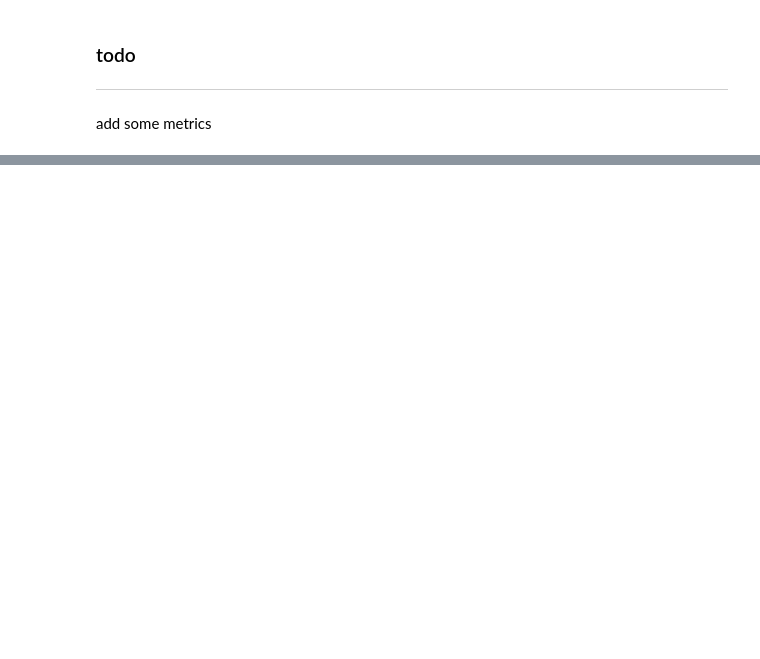
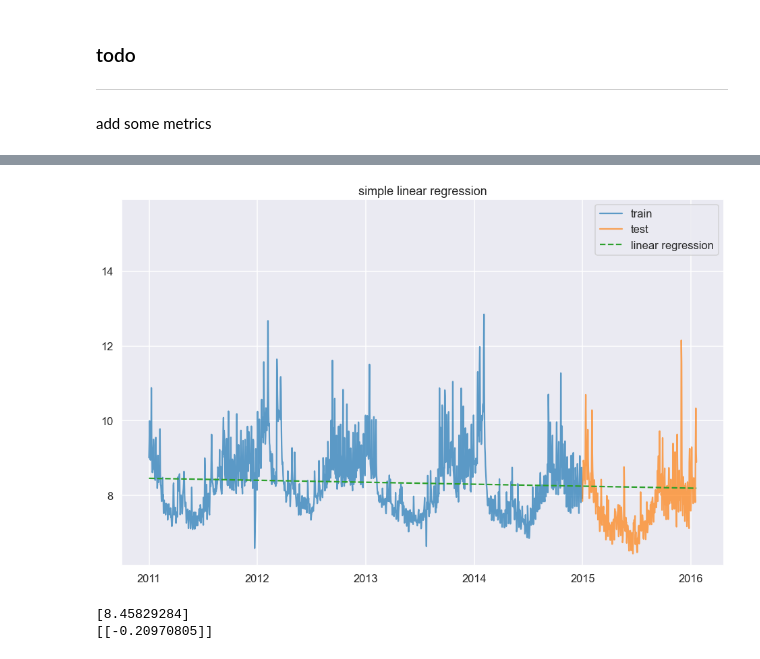
Before and after one commit to hypershotgun/linear_forecast, a Jupyter notebook: lin_frcst.ipynb, the cells around one changed output, grey strips where cells are left out. Saved outputs shown, nothing was run; the diff lists cells and outputs as text; code cells hidden in the pictures; blank space fills up the shorter version.

```diff
--- a/lin_frcst.ipynb
+++ b/lin_frcst.ipynb
@@ -56,11 +75,11 @@ plt.show()
 time_scaler = MinMaxScaler()
 
 # shape the inputs
-X = time_scaler.fit_transform(df_train.index.values.reshape(-1, 1))
-y = df_train["y"].values.reshape(-1, 1)
+X_train = time_scaler.fit_transform(df_train.index.values.reshape(-1, 1))
+y_train = df_train["y"].values.reshape(-1, 1)
 
-# fit the lin reg
-reg = LinearRegression().fit(X, y)
+# fit the lin reg to the train set
+reg = LinearRegression().fit(X_train, y_train)
 # %%
 # predict using the dates of the test set
 X_predict = time_scaler.transform(df_train_test.index.values.reshape(-1, 1))
@@ -68,19 +87,23 @@ y_predict = reg.predict(X_predict)
 # %%
 # plot the subset with
 plt.figure(figsize=(16, 10))
-plt.plot_date(x=df_train["ds"], y=df_train["y"], fmt="-", label="train")
-plt.plot_date(x=df_test["ds"], y=df_test["y"], fmt="-", label="test")
+plt.plot_date(x=df_train["ds"], y=df_train["y"], fmt="-", label="train", alpha=0.7)
+plt.plot_date(x=df_test["ds"], y=df_test["y"], fmt="-", label="test", alpha=0.7)
 plt.ylim(top=plt.ylim()[1] * 1.1)  # stretching the top of the plot by 10%
 
-
-plt.plot_date(x=df_train_test['ds'], y=y_predict, fmt="--", label="linear regression")
+plt.plot_date(x=df_train_test["ds"], y=y_predict, fmt="--", label="linear regression")
 plt.legend()
 plt.ylim(top=plt.ylim()[1] * 1.1)  # stretching the top of the plot by 10%
 plt.title("simple linear regression")
 plt.savefig(f"figs/{next(fig_num)}_subset_time_series_w_linreg.png")
 plt.show()
+# %% [output]
+[figure, added]
 # %%
 print(reg.intercept_)
 print(reg.coef_)
+# %% [output]
+[8.45829284]
+[[-0.20970805]]
 # %%
 # adding month dummies to train and test
```
Also changed, not shown: parts of 11 cells of this notebook.
